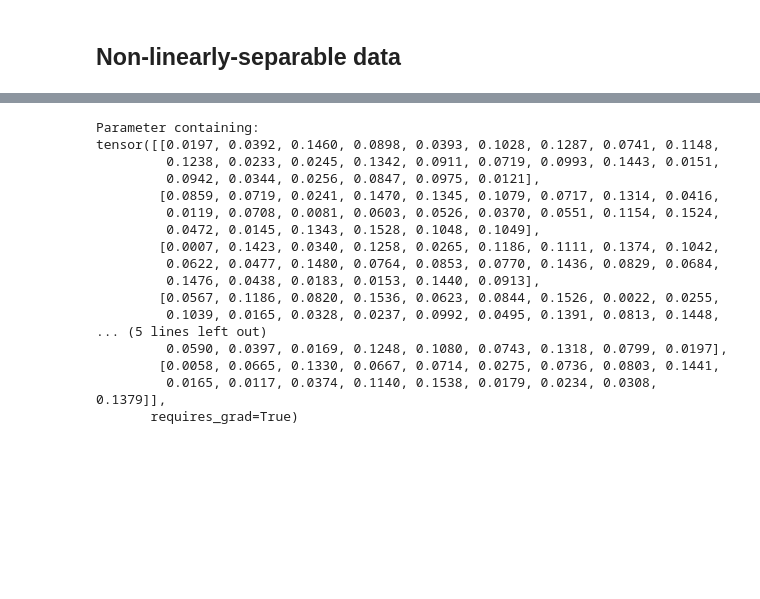
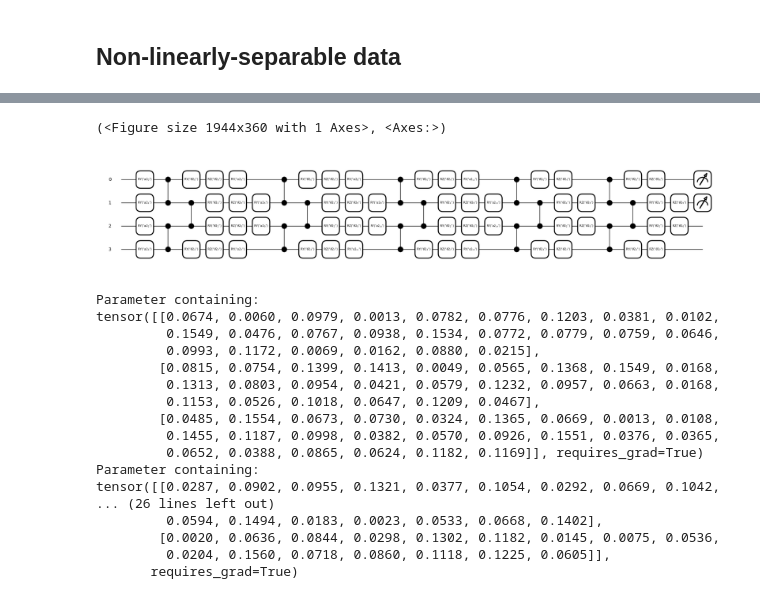
Before and after one commit to Giacomo-Antonioli/QPNN, a Jupyter notebook: old/standard_qml_composite_v2.ipynb, the cells around one changed output, grey strips where cells are left out. Saved outputs shown, nothing was run; the diff lists cells and outputs as text; code cells hidden in the pictures; blank space fills up the shorter version.

```diff
--- a/old/standard_qml_composite_v2.ipynb
+++ b/old/standard_qml_composite_v2.ipynb
@@ -350,11 +364,23 @@ qlayer2 = qml.qnn.TorchLayer(probs_single2, weight_shapes2,init_method=init_meth
+# %%
+qml.draw_mpl(probs_single2)(torch.rand(16),torch.rand(weight_shapes2['weights']),torch.rand(weight_shapes2['weights_input']))
+# %% [output]
+(<Figure size 1944x360 with 1 Axes>, <Axes:>)
+[figure, added]
 # %%
 import pennylane.numpy as np
+#clayer1=nn.Linear(8,8)
+#softmax1=nn.Softmax(dim=1)
+#sigmoid1=nn.Sigmoid()
+#clayer2=nn.Linear(16,3)
+#torch.nn.init.uniform_(clayer2.weight,b=0.1)
+#softmax2=nn.Softmax(dim=1)
+#layers = [qlayer1,qlayer2,clayer2,softmax2]
 layers = [qlayer1,qlayer2]
 model = torch.nn.Sequential(*layers)
 #model.apply(init_method)
 
 #opt = torch.optim.SGD(model.parameters(), lr=0.1)
-opt = torch.optim.Adam(model.parameters(),lr=0.05)
+opt = torch.optim.Adam(model.parameters(),lr=0.1)
 #opt = torch.optim.Adam(model.parameters(),lr=0.05)
 #loss = torch.nn.MSELoss()
 loss = torch.nn.CrossEntropyLoss()
@@ -362,19 +388,19 @@ for pr in model.parameters():
     print(pr)
 # %% [output]
 Parameter containing:
-tensor([[0.0197, 0.0392, 0.1460, 0.0898, 0.0393, 0.1028, 0.1287, 0.0741, 0.1148,
-         0.1238, 0.0233, 0.0245, 0.1342, 0.0911, 0.0719, 0.0993, 0.1443, 0.0151,
-         0.0942, 0.0344, 0.0256, 0.0847, 0.0975, 0.0121],
-        [0.0859, 0.0719, 0.0241, 0.1470, 0.1345, 0.1079, 0.0717, 0.1314, 0.0416,
-         0.0119, 0.0708, 0.0081, 0.0603, 0.0526, 0.0370, 0.0551, 0.1154, 0.1524,
-         0.0472, 0.0145, 0.1343, 0.1528, 0.1048, 0.1049],
-        [0.0007, 0.1423, 0.0340, 0.1258, 0.0265, 0.1186, 0.1111, 0.1374, 0.1042,
-         0.0622, 0.0477, 0.1480, 0.0764, 0.0853, 0.0770, 0.1436, 0.0829, 0.0684,
-         0.1476, 0.0438, 0.0183, 0.0153, 0.1440, 0.0913],
-        [0.0567, 0.1186, 0.0820, 0.1536, 0.0623, 0.0844, 0.1526, 0.0022, 0.0255,
-         0.1039, 0.0165, 0.0328, 0.0237, 0.0992, 0.0495, 0.1391, 0.0813, 0.1448,
-... (5 lines left out)
-         0.0590, 0.0397, 0.0169, 0.1248, 0.1080, 0.0743, 0.1318, 0.0799, 0.0197],
-        [0.0058, 0.0665, 0.1330, 0.0667, 0.0714, 0.0275, 0.0736, 0.0803, 0.1441,
-         0.0165, 0.0117, 0.0374, 0.1140, 0.1538, 0.0179, 0.0234, 0.0308, 0.1379]],
+tensor([[0.0674, 0.0060, 0.0979, 0.0013, 0.0782, 0.0776, 0.1203, 0.0381, 0.0102,
+         0.1549, 0.0476, 0.0767, 0.0938, 0.1534, 0.0772, 0.0779, 0.0759, 0.0646,
+         0.0993, 0.1172, 0.0069, 0.0162, 0.0880, 0.0215],
+        [0.0815, 0.0754, 0.1399, 0.1413, 0.0049, 0.0565, 0.1368, 0.1549, 0.0168,
+         0.1313, 0.0803, 0.0954, 0.0421, 0.0579, 0.1232, 0.0957, 0.0663, 0.0168,
+         0.1153, 0.0526, 0.1018, 0.0647, 0.1209, 0.0467],
+        [0.0485, 0.1554, 0.0673, 0.0730, 0.0324, 0.1365, 0.0669, 0.0013, 0.0108,
+         0.1455, 0.1187, 0.0998, 0.0382, 0.0570, 0.0926, 0.1551, 0.0376, 0.0365,
+         0.0652, 0.0388, 0.0865, 0.0624, 0.1182, 0.1169]], requires_grad=True)
+Parameter containing:
+tensor([[0.0287, 0.0902, 0.0955, 0.1321, 0.0377, 0.1054, 0.0292, 0.0669, 0.1042,
+... (26 lines left out)
+         0.0594, 0.1494, 0.0183, 0.0023, 0.0533, 0.0668, 0.1402],
+        [0.0020, 0.0636, 0.0844, 0.0298, 0.1302, 0.1182, 0.0145, 0.0075, 0.0536,
+         0.0204, 0.1560, 0.0718, 0.0860, 0.1118, 0.1225, 0.0605]],
        requires_grad=True)
```
Also changed, not shown: parts of 10 cells of this notebook.
